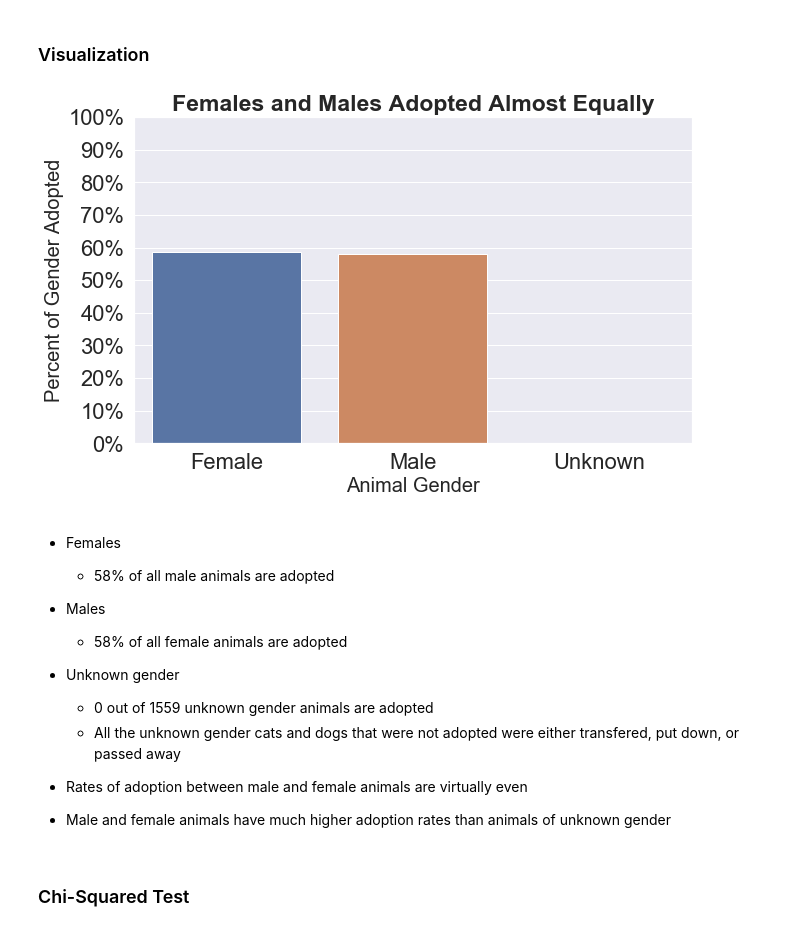
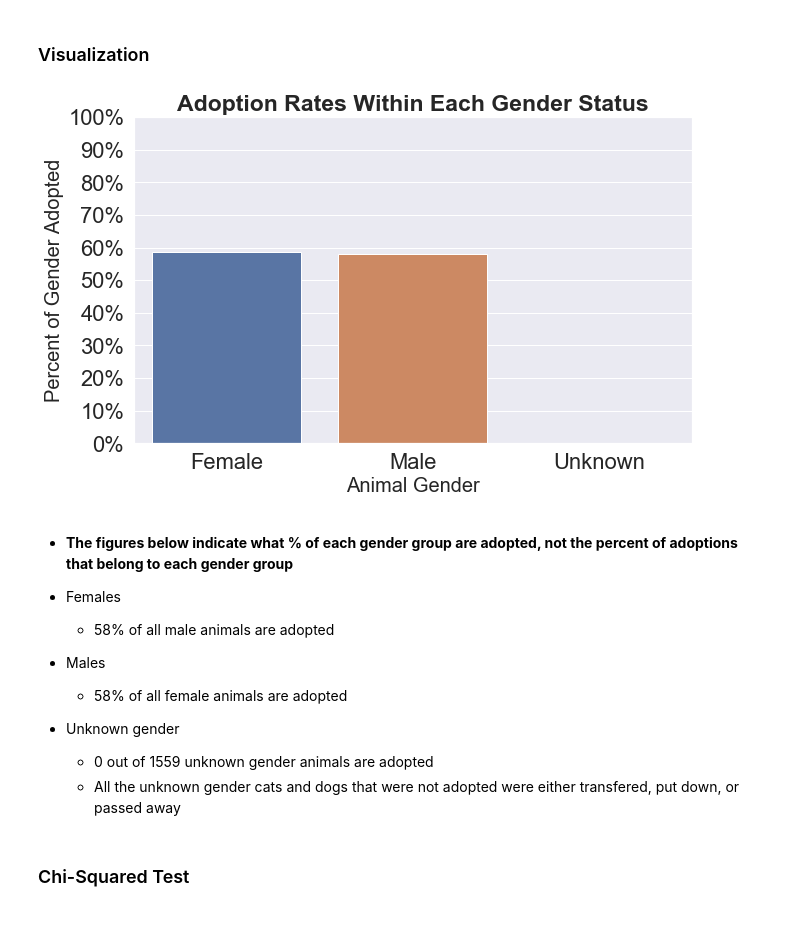
Before and after one commit to SamuelD-Data/aac_outcomes_project, a Jupyter notebook: continued_work/update_notebook.ipynb, the cells around one changed output. Saved outputs shown, nothing was run; the diff lists cells and outputs as text; code cells hidden in the pictures.

```diff
--- a/continued_work/update_notebook.ipynb
+++ b/continued_work/update_notebook.ipynb
@@ -370,19 +377,22 @@ Name: outcome_subtype, dtype: int64
 # %%
 # grouping by gender and aggregating % of adoptions within each gender value
 gender_adopt = train.groupby('gender').mean()[['is_adopted']].sort_values('gender')
 
 # plotting
 plt.figure(figsize=(10, 6))
 sns.barplot(data = gender_adopt, x = gender_adopt.index, y='is_adopted')
 plt.xlabel("Animal Gender", fontsize= 20)
 plt.ylabel("Percent of Gender Adopted", fontsize= 20)
-plt.title("Females and Males Adopted Almost Equally", fontweight='bold', fontsize=23)
+plt.title("Adoption Rates Within Each Gender Status", fontweight='bold', fontsize=23)
 fmt = [f'{i:0.0%}' for i in np.linspace(0, 1, 11)]
 plt.yticks(np.linspace(0, 1, 11), labels=fmt)
 plt.show()
 # %% [output]
-[figure, old version]
+[figure, new version]
 # %% [markdown]
+- __The figures below indicate what % of each gender group are adopted, not the percent of adoptions that belong to each gender group__
+
+
 - Females
     - 58% of all male animals are adopted
 
@@ -394,12 +404,6 @@ plt.show()
 - Unknown gender
     - 0 out of 1559 unknown gender animals are adopted
     - All the unknown gender cats and dogs that were not adopted were either transfered, put down, or passed away
-
-
-- Rates of adoption between male and female animals are virtually even
-
-
-- Male and female animals have much higher adoption rates than animals of unknown gender
 # %% [markdown]
 ### Chi-Squared Test
 # %% [markdown]
```
Also changed, not shown: parts of 13 cells of this notebook.
